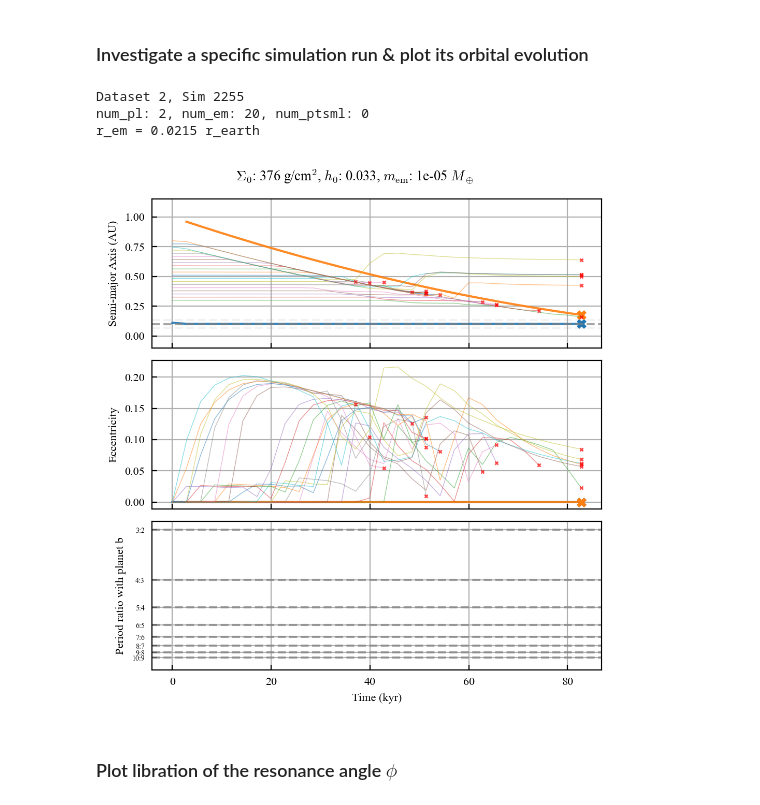
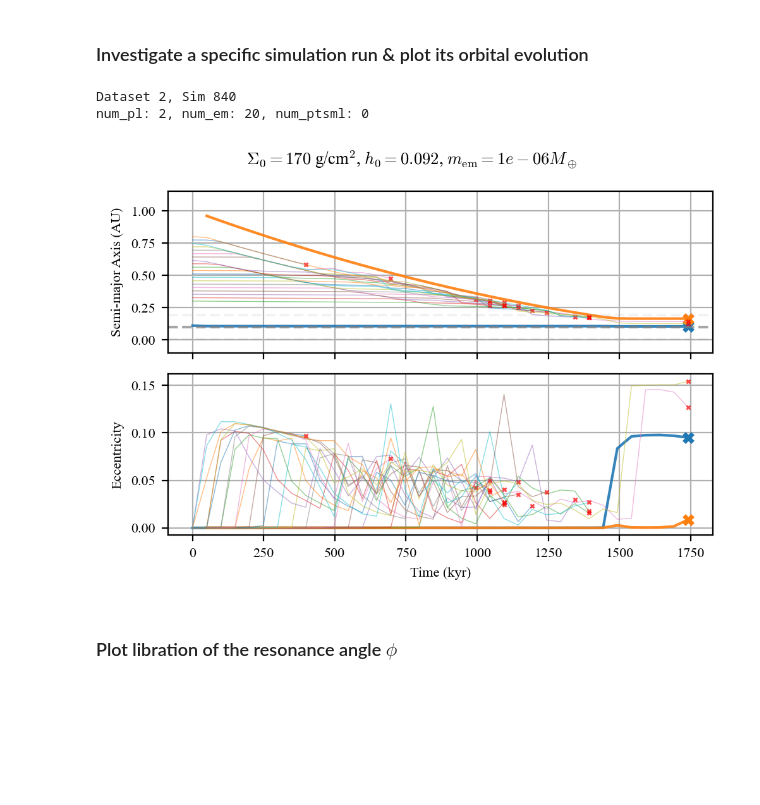
Before and after one commit to dchen10Git/uh-ifa-reu-2026, a Jupyter notebook: analyze_one_sim.ipynb, the cells around one changed output. Cells and saved outputs as stored; diff of their text form; code cells hidden in the pictures; blank space fills up the shorter version.

```diff
--- a/analyze_one_sim.ipynb
+++ b/analyze_one_sim.ipynb
@@ -354,48 +354,46 @@ def plot_system(saved_sim, elements, num_pl, num_em, num_ptsml, t_units='kyr'):
     fig.subplots_adjust(hspace=0)
 
     if 'm_em' in metadata:
-        plt.suptitle(f"$\Sigma_0$: {metadata['Sigma_1au']:.0f} g/cm$^2$, $h_0$: {metadata['h_1au']:.3f}, $m_{{\\rm em}}$: {metadata['m_em']:.3g} $M_\\oplus$")
+        plt.suptitle(f"$\Sigma_0={metadata['Sigma_1au']:.0f}$ g/cm$^2$, $h_0={metadata['h_1au']:.3f}$, $m_{{\\rm em}}={metadata['m_em']:.3g} M_\\oplus$")
     else:
-        plt.suptitle(f"$\Sigma_0$: {metadata['Sigma_1au']:.0f} g/cm$^2$, $h_0$: {metadata['h_1au']:.3f}")
+        plt.suptitle(f"$\Sigma_0={metadata['Sigma_1au']:.0f}$ g/cm$^2$, $h_0={metadata['h_1au']:.3f}$")
     plt.tight_layout(); plt.show()
     # plt.savefig("Figures/orbital_evo.svg", bbox_inches="tight")
 
 dataset_id = 2
-sim_id = 2255
+sim_id = 840
 
 elements = ['a',
             'e',
-            'P_ratio_em_b',
+            # 'P_ratio_em_b',
             # 'P_ratio_em_c',
         ]
 
 for sim_id in range(sim_id, sim_id+1, 1):
 # for sim_id in inside_d:
     base_dir = Path.cwd()
     file_path = base_dir.parent / f"sim_results/dataset{dataset_id}" / f"sim{sim_id}.h5"
 
     try:
         saved_sim = reb_sims.load_simulation_run(file_path)
     except FileNotFoundError:
         print(f"Sim {sim_id} not found")
         continue
 
     sim_data, metadata = saved_sim
     m_star = metadata['m_star']
     rock_names = list(sim_data.keys())
     rocks = {p: sim_data[p] for p in rock_names}
     num_pl, num_em, num_ptsml = metadata['num_pl'], metadata['num_em'], metadata['num_ptsml']
 
     print(f"Dataset {dataset_id}, Sim {sim_id}")
     print(f"num_pl: {metadata['num_pl']}, num_em: {metadata['num_em']}, num_ptsml: {metadata['num_ptsml']}")
-    print(f"r_em = {metadata['r_em']:.3g} r_earth")
 
     plot_system(saved_sim, elements, num_pl, num_em, num_ptsml)
 # %% [output]
-Dataset 2, Sim 2255
+Dataset 2, Sim 840
 num_pl: 2, num_em: 20, num_ptsml: 0
-r_em = 0.0215 r_earth
-[figure, old version]
+[figure, new version]
 # %% [markdown]
 ### Plot libration of the resonance angle $\phi$
 # %%
```
Also changed, not shown: parts of 4 cells of this notebook, 4 other files.
